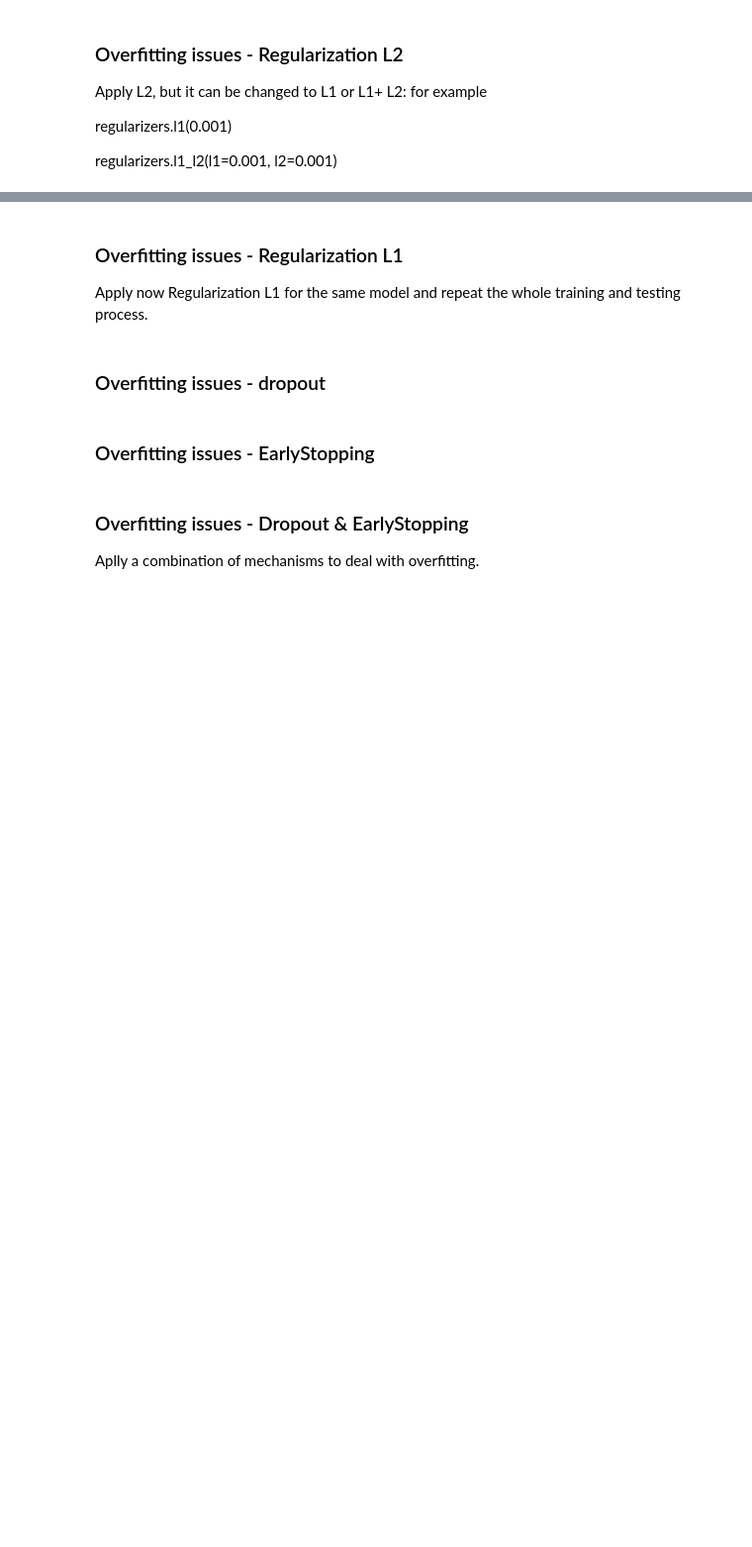
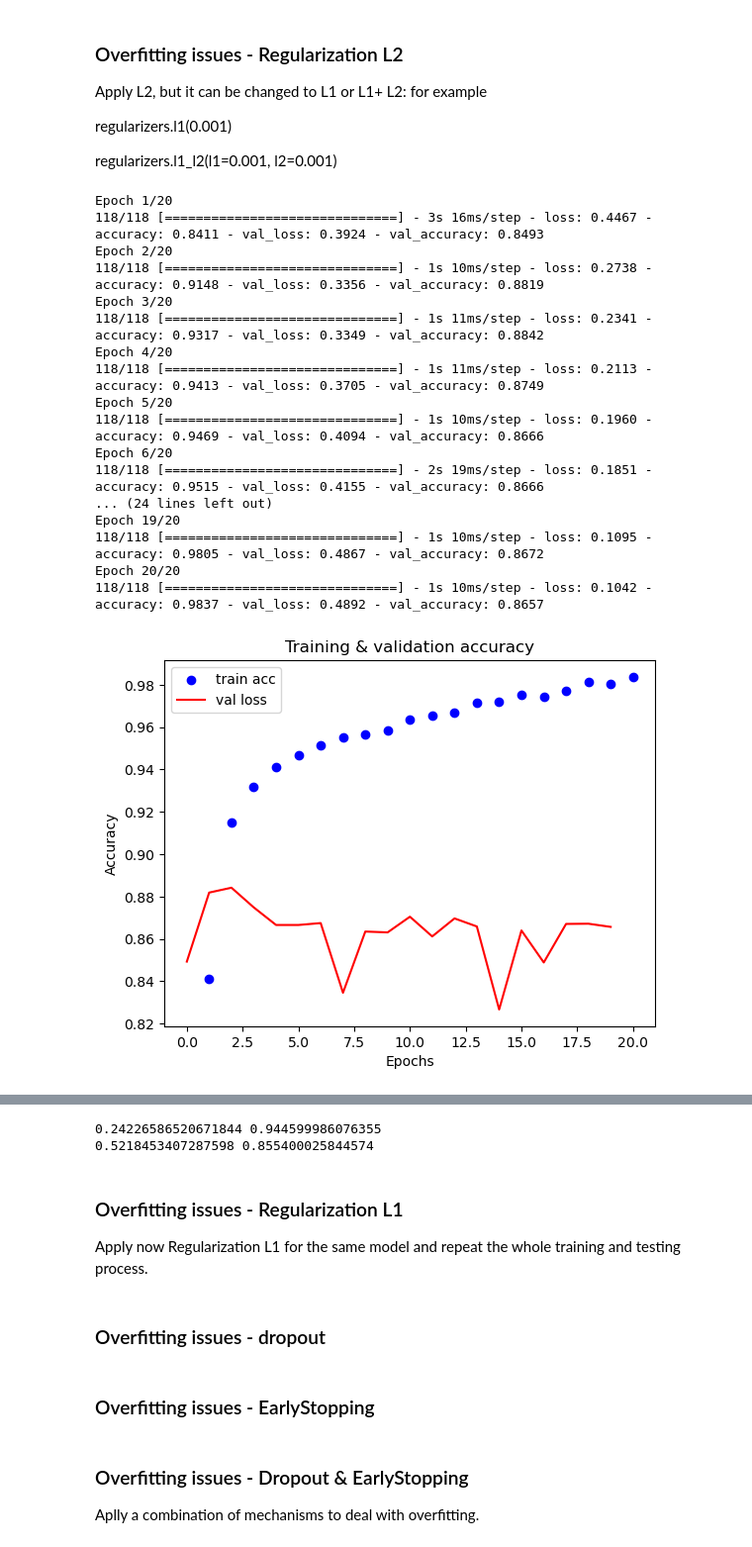
Before and after one commit to renanaferreira/CAA-repository, a Jupyter notebook: Lab3/DNN_classifier_exs.ipynb, the cells around one changed output, grey strips where cells are left out. Shown at 99% size. Drawn from its saved outputs; the diff is of its cells as text; code cells hidden in the pictures; blank space fills up the shorter version.

```diff
--- a/Lab3/DNN_classifier_exs.ipynb
+++ b/Lab3/DNN_classifier_exs.ipynb
@@ -231,21 +456,64 @@ regularizers.l1_l2(l1=0.001, l2=0.001)
 # %%
 from tensorflow.keras import regularizers
 
 hidden = 16
 
 model_l2 = models.Sequential()
 
 model_l2.add(layers.Dense(hidden, activation='relu',
   kernel_regularizer=regularizers.l2(0.001),input_shape=(10000,)))
 
 model_l2.add(layers.Dense(hidden, activation='relu',
   kernel_regularizer=regularizers.l2(0.001)))
 
 model_l2.add(layers.Dense(1, activation='sigmoid'))
 
 #Compile and fit the model
-?
+model_l2.compile(optimizer='rmsprop',
+                loss='binary_crossentropy',
+                metrics=['accuracy'])
+
+epochs=20
+history = model_l2.fit(x=partial_x_train, y=partial_y_train, validation_data=(x_val, y_val), epochs=epochs, batch_size=128)
 #plot train and val acc, train and val loss during the training
-?
+plt.scatter(range(1, epochs+1), history.history['accuracy'], c="b")
+plt.plot(history.history['val_accuracy'], c="r")
+plt.title("Training & validation accuracy")
+plt.ylabel("Accuracy")
+plt.xlabel("Epochs")
+plt.legend(["train acc", "val loss"], loc="upper left")
+plt.show()
+
+plt.scatter(range(1, epochs+1), history.history['loss'], c="b")
+plt.plot(history.history['val_loss'], c="r")
+plt.title("Training & validation loss")
+plt.ylabel("Loss")
+plt.xlabel("Epochs")
+plt.legend(["train loss","val loss"], loc="lower right")
+plt.show()
 # evaluate the model, what are the train and test final accuracies
-?
+train_loss, train_acc = model_l2.evaluate(x_train, y_train, verbose=0)
+print(train_loss, train_acc)
+
+# Do the same for test data and compare
+test_loss, test_acc = model_l2.evaluate(x_test, y_test, verbose=0)
+print(test_loss, test_acc)
+# %% [output]
+Epoch 1/20
+118/118 [==============================] - 3s 16ms/step - loss: 0.4467 - accuracy: 0.8411 - val_loss: 0.3924 - val_accuracy: 0.8493
+Epoch 2/20
+118/118 [==============================] - 1s 10ms/step - loss: 0.2738 - accuracy: 0.9148 - val_loss: 0.3356 - val_accuracy: 0.8819
+Epoch 3/20
+118/118 [==============================] - 1s 11ms/step - loss: 0.2341 - accuracy: 0.9317 - val_loss: 0.3349 - val_accuracy: 0.8842
+Epoch 4/20
+118/118 [==============================] - 1s 11ms/step - loss: 0.2113 - accuracy: 0.9413 - val_loss: 0.3705 - val_accuracy: 0.8749
+Epoch 5/20
+118/118 [==============================] - 1s 10ms/step - loss: 0.1960 - accuracy: 0.9469 - val_loss: 0.4094 - val_accuracy: 0.8666
+Epoch 6/20
+118/118 [==============================] - 2s 19ms/step - loss: 0.1851 - accuracy: 0.9515 - val_loss: 0.4155 - val_accuracy: 0.8666
+... (24 lines left out)
+Epoch 19/20
+118/118 [==============================] - 1s 10ms/step - loss: 0.1095 - accuracy: 0.9805 - val_loss: 0.4867 - val_accuracy: 0.8672
+Epoch 20/20
+118/118 [==============================] - 1s 10ms/step - loss: 0.1042 - accuracy: 0.9837 - val_loss: 0.4892 - val_accuracy: 0.8657
+[figure, added]
@@ -252,3 +521,5 @@ model_l2.add(layers.Dense(1, activation='sigmoid'))
+0.24226586520671844 0.944599986076355
+0.5218453407287598 0.855400025844574
 # %% [markdown]
 ### Overfitting issues - Regularization  L1
 
```
Also changed, not shown: parts of 21 cells of this notebook.
